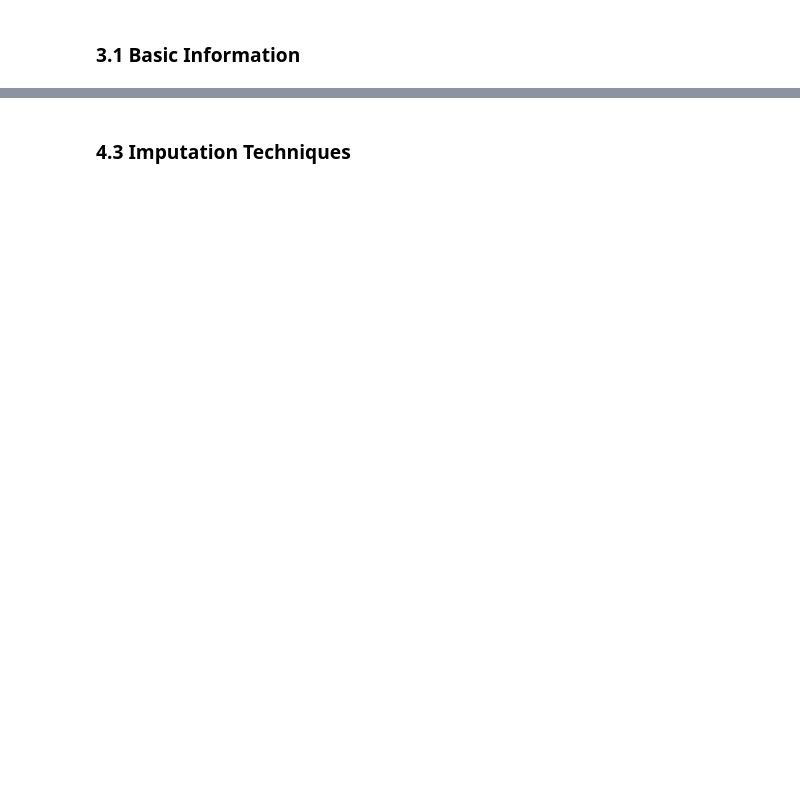
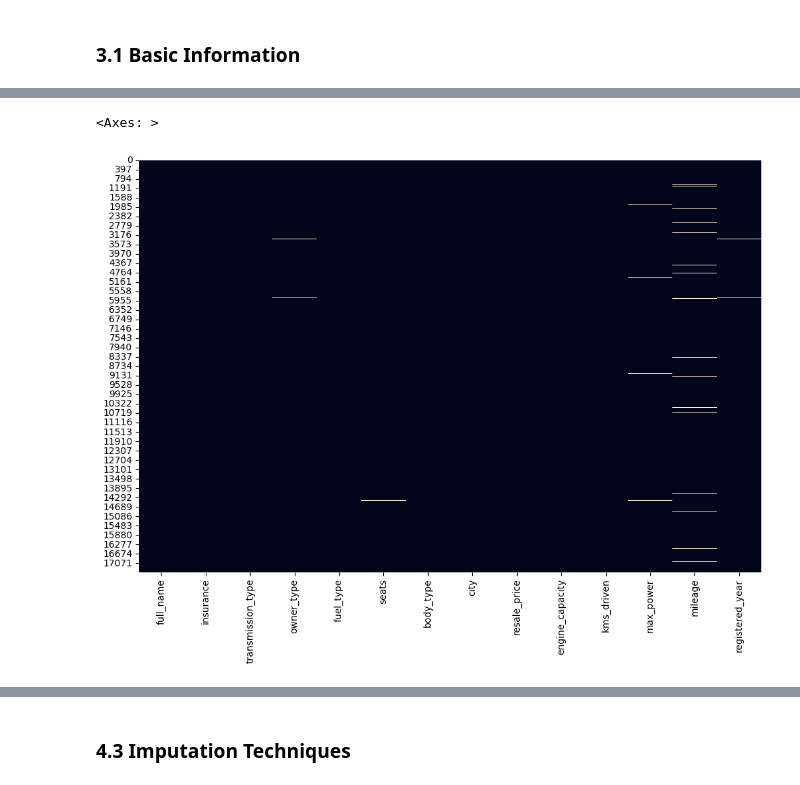
Before and after one commit to callmezuy/hcmus-data-mining--preprocessing, a Jupyter notebook: notebooks/02_tabular_preprocessing.ipynb, the cells around one changed output, grey strips where cells are left out. Cells and saved outputs as stored; diff of their text form; code cells hidden in the pictures; blank space fills up the shorter version.

```diff
--- a/notebooks/02_tabular_preprocessing.ipynb
+++ b/notebooks/02_tabular_preprocessing.ipynb
@@ -151,0 +334,11 @@ print("Libraries imported successfully!")
+# %%
+def clean_year(year_str):
+    if pd.isna(year_str):
+        return None
+    # Tìm chuỗi 4 chữ số liên tiếp (năm)
+    match = re.search(r'\d{4}', str(year_str))
+    if match:
+        return int(match.group(0))
+    return None
+df_cleaned['cleaned_registered_year'] = df_cleaned['registered_year'].apply(clean_year)
+df_cleaned.head()
@@ -151,0 +352,11 @@ print("Libraries imported successfully!")
+# %%
+final_cleaned_df = df_cleaned.copy().drop(columns=['resale_price', 'registered_year', 'engine_capacity', 'kms_driven', 'max_power', 'mileage'])
+final_cleaned_df.rename(columns={
+    'cleaned_resale_price': 'resale_price',
+    'cleaned_engine_capacity': 'engine_capacity',
+    'cleaned_kms_driven': 'kms_driven',
+    'cleaned_max_power': 'max_power',
+    'cleaned_mileage': 'mileage',
+    'cleaned_registered_year': 'registered_year'
+}, inplace=True)
+final_cleaned_df.head(10)
@@ -151,0 +375,3 @@ print("Libraries imported successfully!")
+# %%
+# chuẩn hóa trong insurance "Third Party insurance" thành Third Party
+final_cleaned_df['insurance'] = final_cleaned_df['insurance'].str.replace('Third Party insurance', 'Third Party', regex=False)
@@ -151,0 +420,2 @@ print("Libraries imported successfully!")
+# %%
+eda_df = final_cleaned_df.copy()
@@ -151,0 +474,5 @@ print("Libraries imported successfully!")
+# %%
+sns.heatmap(eda_df.isna(), cbar=False)
+# %% [output]
+<Axes: >
+[figure, added]
```
Also changed, not shown: parts of 176 cells of this notebook.
